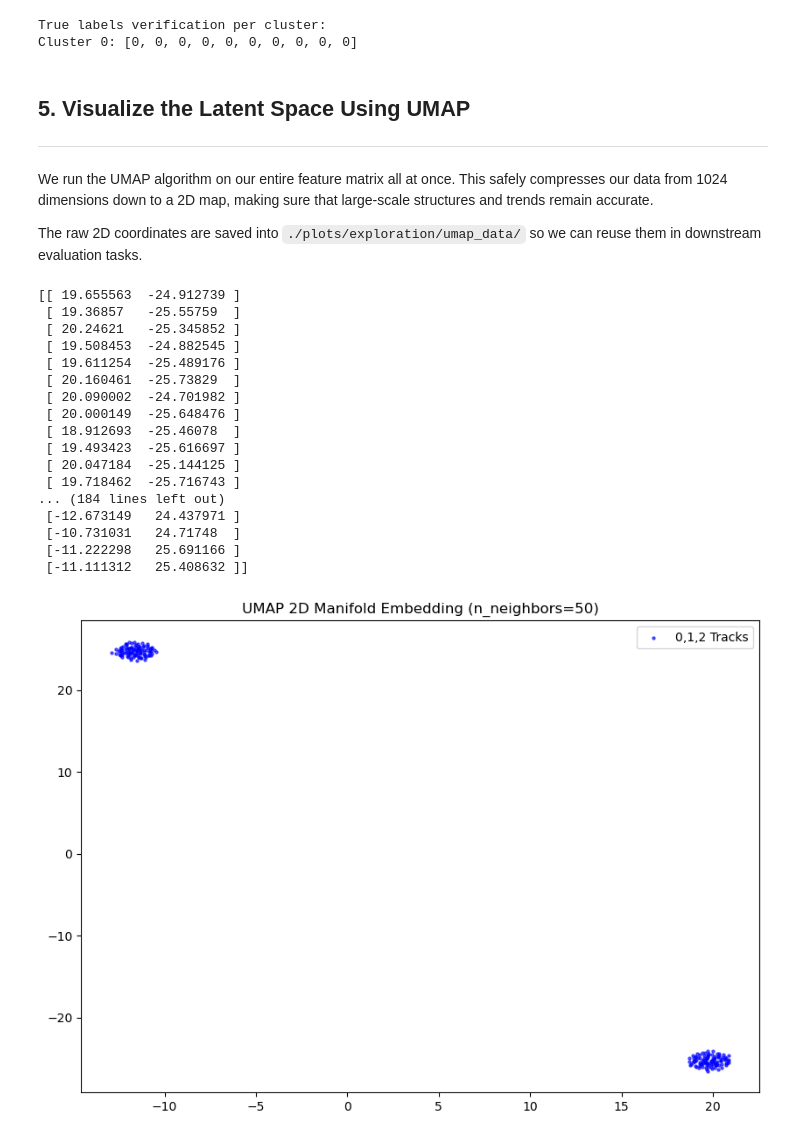
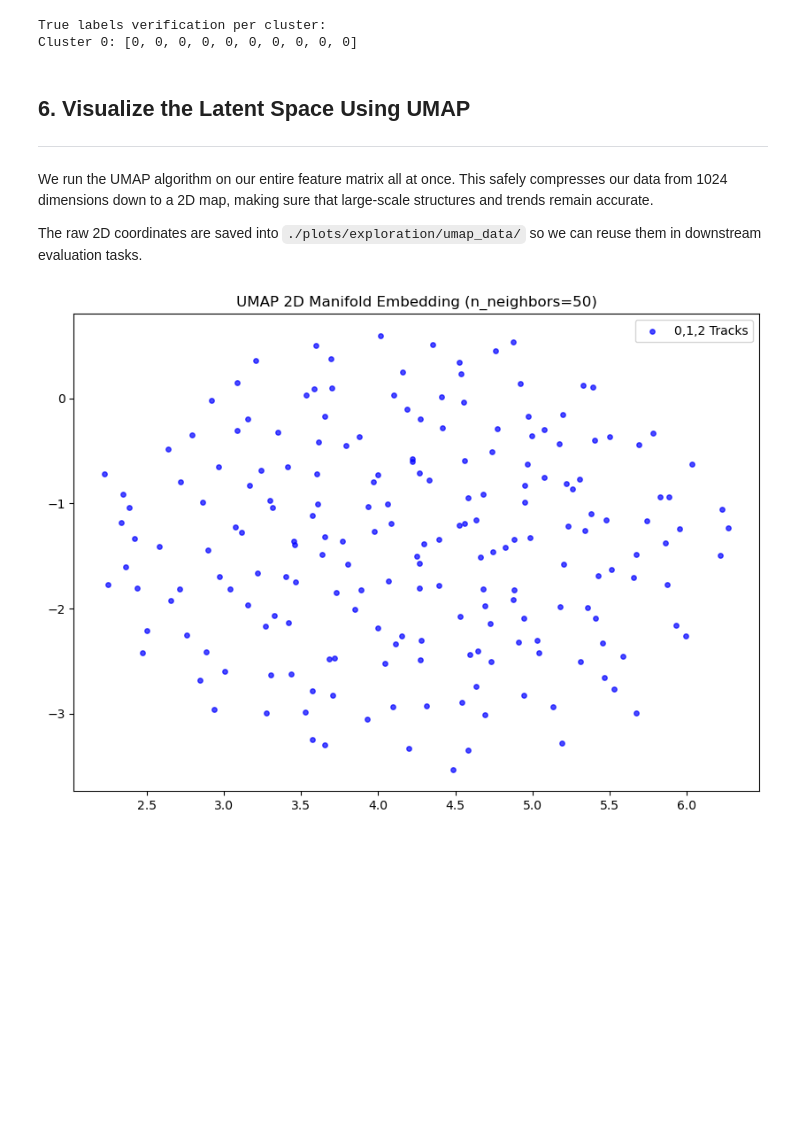
Before and after one commit to alpha-davidson/ATTPCLatent, a Jupyter notebook: latent_layer_processing/global_feature_exploration/global_feature_exploration.ipynb, the cells around one changed output. Drawn from its saved outputs; the diff is of its cells as text; code cells hidden in the pictures; blank space fills up the shorter version.

Commit message:
Added PCA Plots and updated UMAP and TSNE implementations as were bugged before

```diff
--- a/latent_layer_processing/global_feature_exploration/global_feature_exploration.ipynb
+++ b/latent_layer_processing/global_feature_exploration/global_feature_exploration.ipynb
@@ -129,63 +150,34 @@ for i, cluster in enumerate(cluster_indices):
 True labels verification per cluster:
 Cluster 0: [0, 0, 0, 0, 0, 0, 0, 0, 0, 0]
 # %% [markdown]
-## 5. Visualize the Latent Space Using UMAP
+## 6. Visualize the Latent Space Using UMAP
 ---
 We run the UMAP algorithm on our entire feature matrix all at once. This safely compresses our data from 1024 dimensions down to a 2D map, making sure that large-scale structures and trends remain accurate.
 
 The raw 2D coordinates are saved into `./plots/exploration/umap_data/` so we can reuse them in downstream evaluation tasks.
 # %%
-# 1. Force create the folder paths expected by the internal hardcoded saves
 os.makedirs('./plots/umap/2d_plots', exist_ok=True)
-os.makedirs('./plots/exploration/umap_data', exist_ok=True)
 
-# 2. Establish plotting parameters and a shared axis canvas
 neighbors = 50
 plt_colors = ['blue', 'green', 'red']
 label_names = ["0,1,2 Tracks", "3 Tracks", "4, 5 Tracks"]
 
 fig, ax = plt.subplots(figsize=(10, 7))
 
-# 3. FIXED LOOP: Slice the unified data by tracking class
-# and feed it sequentially into the 7-argument signature
-for class_id in range(3):
-    class_mask = (labels == class_id)
-    class_features = features[class_mask]
+umap_results = UMAP_embedding(
+    features,
+    2,
+    ax,
+    labels,
+    label_names,
+    plt_colors,
+    neighbors
+)
 
-    # Check if we have data for this class before trying to embed
-    if len(class_features) > 0:
-        umap_results = UMAP_embedding(
-            class_features,           # Single class features matrix
-            2,                        # 2D projection
-            ax,                       # Shared Matplotlib axis
-            plt_colors[class_id],     # Distinct color assignment
-            label_names[class_id],    # Human-readable string tag
-            0.6,                      # Alpha transparency transparency
-            neighbors                 # Neighborhood depth hyperparameter
-        )
-
-# 4. Finalize visualization and export
 ax.legend()
 plt.title(f"UMAP 2D Manifold Embedding (n_neighbors={neighbors})")
 plt.savefig('./plots/umap/umap_unified_manifold.png', dpi=200)
 plt.show()
 # %% [output]
-[[ 19.655563  -24.912739 ]
- [ 19.36857   -25.55759  ]
- [ 20.24621   -25.345852 ]
- [ 19.508453  -24.882545 ]
- [ 19.611254  -25.489176 ]
- [ 20.160461  -25.73829  ]
- [ 20.090002  -24.701982 ]
- [ 20.000149  -25.648476 ]
- [ 18.912693  -25.46078  ]
- [ 19.493423  -25.616697 ]
- [ 20.047184  -25.144125 ]
- [ 19.718462  -25.716743 ]
-... (184 lines left out)
- [-12.673149   24.437971 ]
- [-10.731031   24.71748  ]
- [-11.222298   25.691166 ]
- [-11.111312   25.408632 ]]
-[figure, old version]
+[figure, new version]
 # %% [markdown]
```
Also changed, not shown: parts of 9 cells of this notebook.
